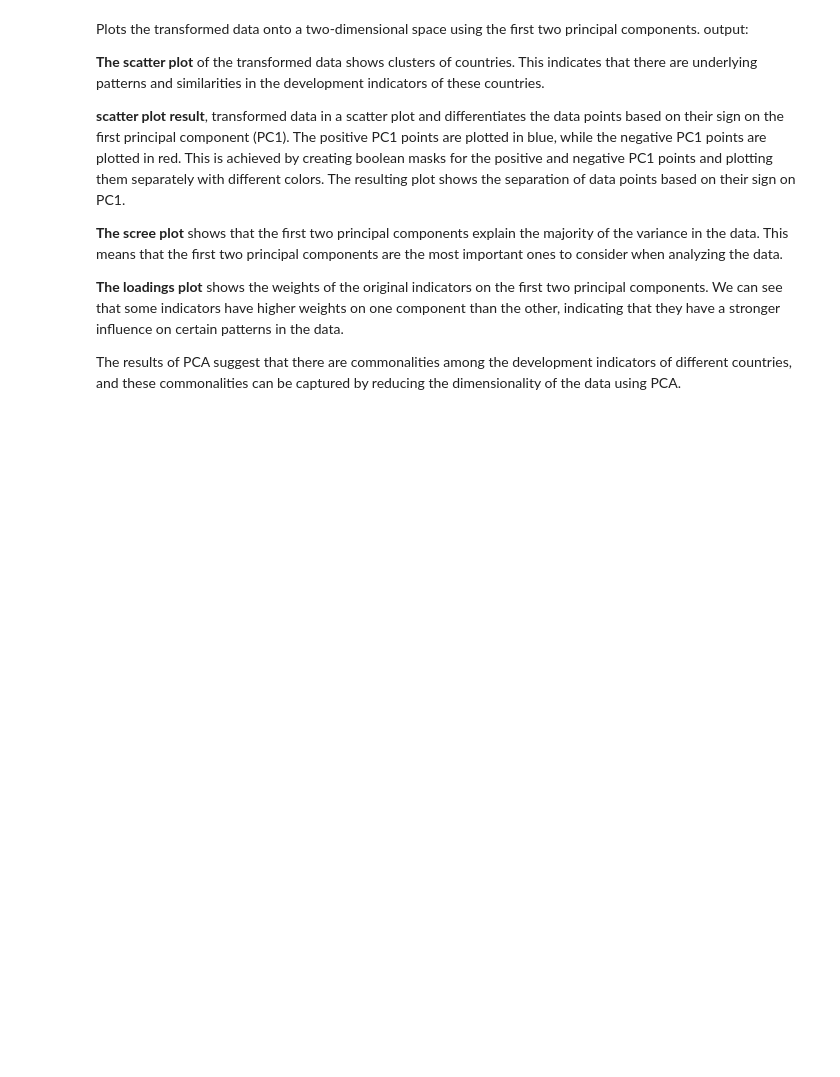
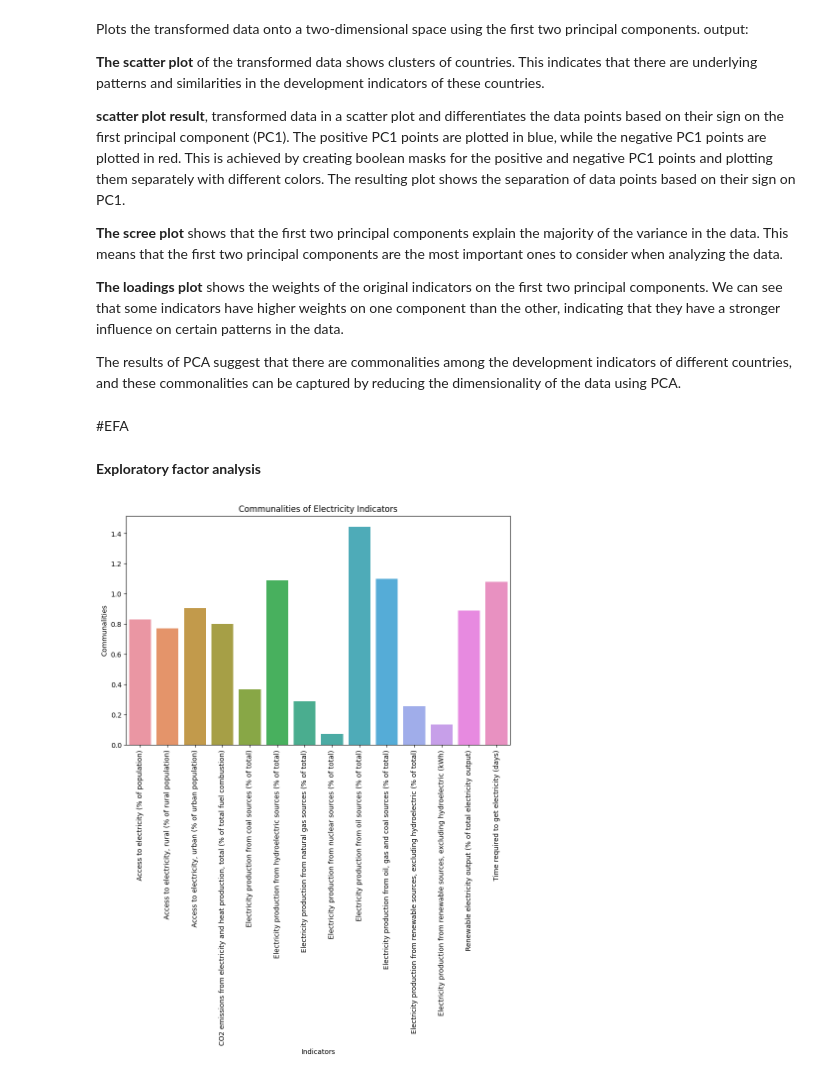
Before and after one commit to MaliheDahmardeh/World-Development-Indicators, a Jupyter notebook: WDI.ipynb, the cells around one changed output. Cells and saved outputs as stored; diff of their text form; code cells hidden in the pictures; blank space fills up the shorter version.

```diff
--- a/WDI.ipynb
+++ b/WDI.ipynb
@@ -542,3 +562,30 @@ Plots the transformed data onto a two-dimensional space using the first two prin
 **The loadings plot** shows the weights of the original indicators on the first two principal components. We can see that some indicators have higher weights on one component than the other, indicating that they have a stronger influence on certain patterns in the data.
 
 The results of PCA suggest that there are commonalities among the development indicators of different countries, and these commonalities can be captured by reducing the dimensionality of the data using PCA.
+# %% [markdown]
+#EFA
+# %% [markdown]
+**Exploratory factor analysis**
+# %%
+from factor_analyzer import FactorAnalyzer
+
+# Compute the correlations
+corr_matrix = pivoted.corr()
+
+# Perform factor analysis
+factor_analyzer = FactorAnalyzer()
+factor_analyzer.fit(corr_matrix)
+
+# Get the communalities
+communalities = factor_analyzer.get_communalities()
+
+# Plot the communalities
+plt.figure(figsize=(10, 6))
+sb.barplot(x=list(pivoted.columns), y=communalities)
+plt.title('Communalities of Electricity Indicators')
+plt.xlabel('Indicators')
+plt.ylabel('Communalities')
+plt.xticks(rotation=90)
+plt.show()
+# %% [output]
+[figure, added]
```
Also changed, not shown: parts of 3 cells of this notebook.
